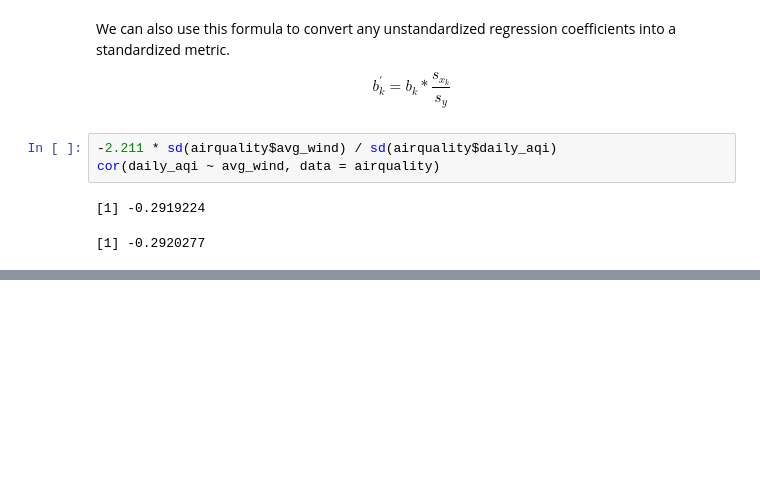
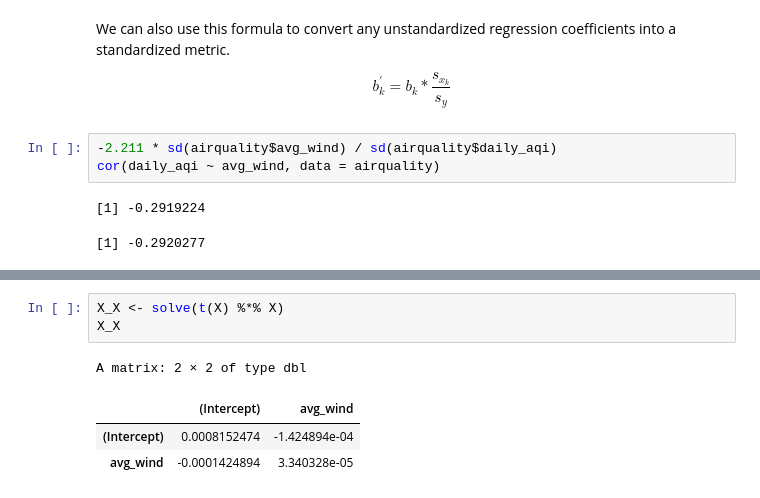
Before and after one commit to lebebr01/psqf_6243, a Jupyter notebook: course-notes/03-regression-estimates.ipynb, the cells around one changed output, grey strips where cells are left out. Cells and saved outputs as stored; diff of their text form; blank space fills up the shorter version.

```diff
--- a/course-notes/03-regression-estimates.ipynb
+++ b/course-notes/03-regression-estimates.ipynb
@@ -198,0 +268,8 @@ cor(daily_aqi ~ avg_wind, data = airquality)
+# %%
+X_X <- solve(t(X) %*% X)
+X_X
+# %% [output]
+A matrix: 2 × 2 of type dbl
+|  | (Intercept) | avg_wind |
+| (Intercept) | 0.0008152474 | -1.424894e-04 |
+| avg_wind | -0.0001424894 | 3.340328e-05 |
```
Also changed, not shown: parts of 8 cells of this notebook.
